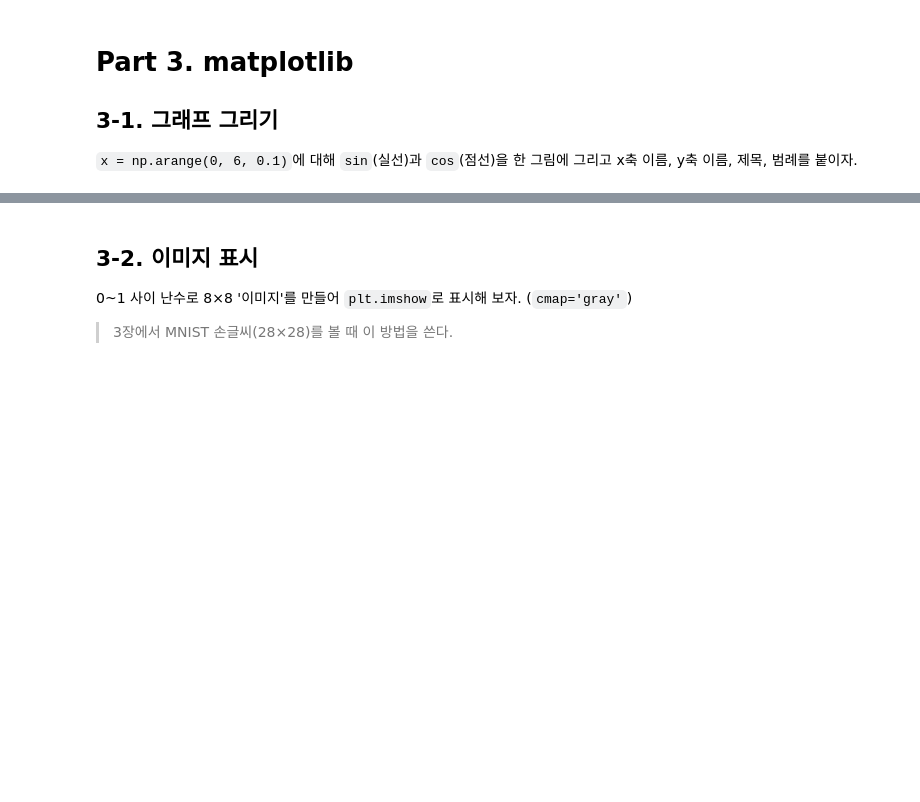
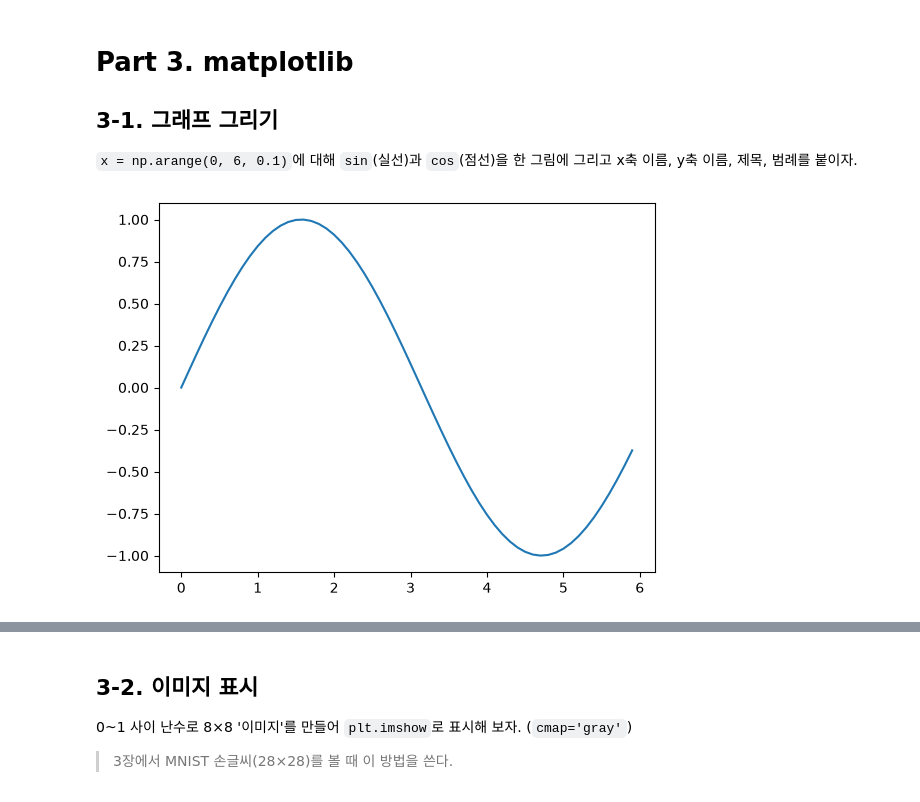
Before and after one commit to SongDJ-coder/-, a Jupyter notebook: ch01_python/ch01_practice.ipynb, the cells around one changed output, grey strips where cells are left out. Saved outputs shown, nothing was run; the diff lists cells and outputs as text; code cells hidden in the pictures; blank space fills up the shorter version.

```diff
--- a/ch01_python/ch01_practice.ipynb
+++ b/ch01_python/ch01_practice.ipynb
@@ -549,5 +588,9 @@ x축 이름, y축 이름, 제목, 범례를 붙이자.
 # %%
 import matplotlib.pyplot as plt
 x = np.arange(0, 6, 0.1)
-# 여기에 작성
+y = np.sin(x)
+
+plt.plot(x, y)
 plt.show()
+# %% [output]
+[figure, added]
```
Also changed, not shown: parts of 11 cells of this notebook, 6 other files.
